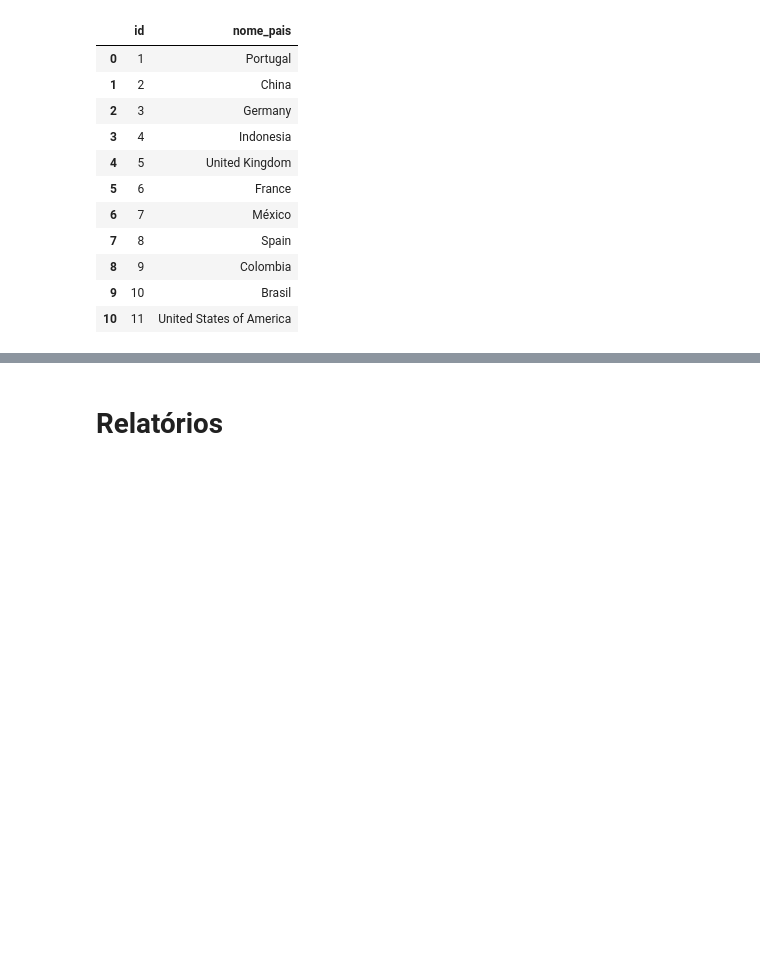
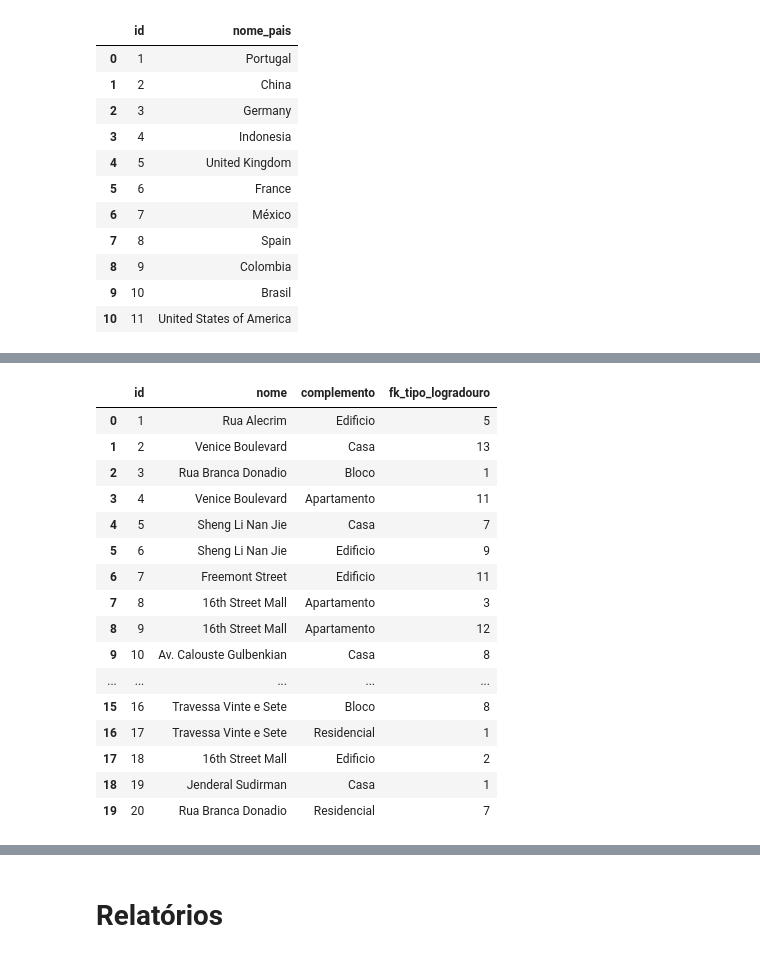
Before and after one commit to MateusLannes/Trabalho_BD1_2022, a Jupyter notebook: Files/Colab/GHHL_Contrat.ipynb, the cells around one changed output, grey strips where cells are left out. Saved outputs shown, nothing was run; the diff lists cells and outputs as text; code cells hidden in the pictures; blank space fills up the shorter version.

```diff
--- a/Files/Colab/GHHL_Contrat.ipynb
+++ b/Files/Colab/GHHL_Contrat.ipynb
@@ -509,0 +529,21 @@ res
+# %%
+res = pd.read_sql_query("""select * from logradouro """,conn)
+res
+# %% [output]
+|  | id | nome | complemento | fk_tipo_logradouro |
+| 0 | 1 | Rua Alecrim | Edificio | 5 |
+| 1 | 2 | Venice Boulevard | Casa | 13 |
+| 2 | 3 | Rua Branca Donadio | Bloco | 1 |
+| 3 | 4 | Venice Boulevard | Apartamento | 11 |
+| 4 | 5 | Sheng Li Nan Jie | Casa | 7 |
+| 5 | 6 | Sheng Li Nan Jie | Edificio | 9 |
+| 6 | 7 | Freemont Street | Edificio | 11 |
+| 7 | 8 | 16th Street Mall | Apartamento | 3 |
+| 8 | 9 | 16th Street Mall | Apartamento | 12 |
+| 9 | 10 | Av. Calouste Gulbenkian | Casa | 8 |
+| ... | ... | ... | ... | ... |
+| 15 | 16 | Travessa Vinte e Sete | Bloco | 8 |
+| 16 | 17 | Travessa Vinte e Sete | Residencial | 1 |
+| 17 | 18 | 16th Street Mall | Edificio | 2 |
+| 18 | 19 | Jenderal Sudirman | Casa | 1 |
+| 19 | 20 | Rua Branca Donadio | Residencial | 7 |
```
Also changed, not shown: parts of 16 cells of this notebook.
